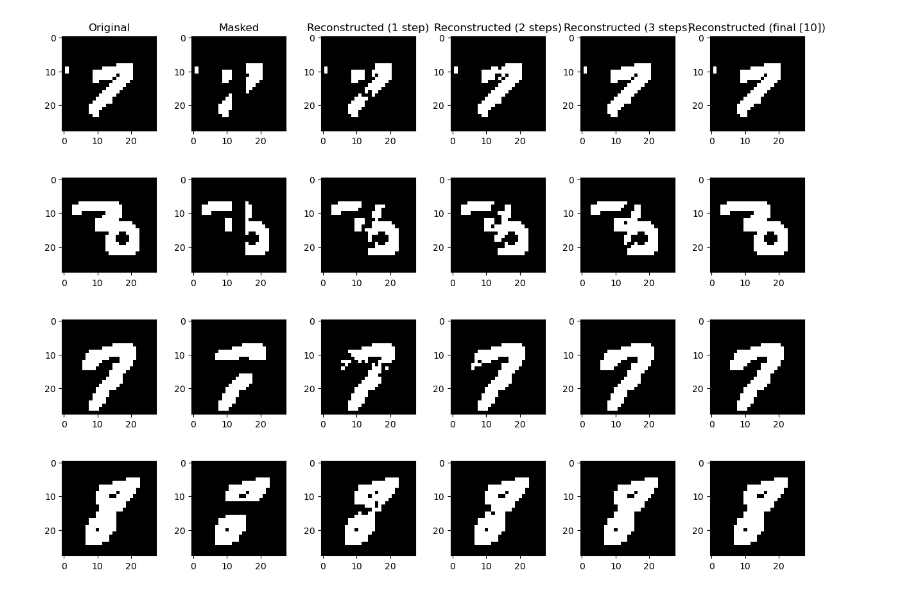
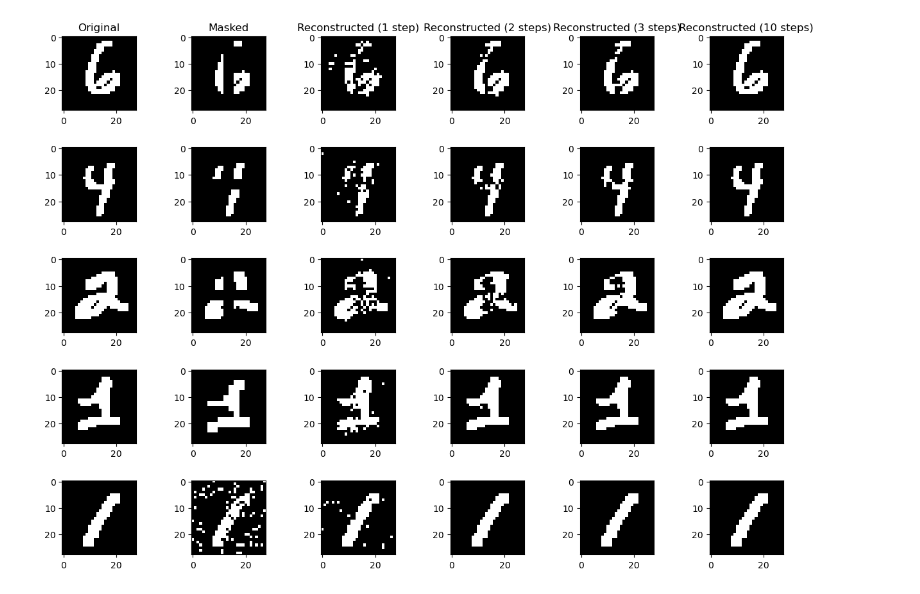
Before and after one commit to joeagriffith/hopfield-networks, a Jupyter notebook: mnist_discrete.ipynb, the cells around one changed output. Saved outputs shown, nothing was run; the diff lists cells and outputs as text; code cells hidden in the pictures.

```diff
--- a/mnist_discrete.ipynb
+++ b/mnist_discrete.ipynb
@@ -32,7 +32,7 @@ transform = transforms.Compose([
 dataset = datasets.MNIST(root="datasets/", train=True, transform=transform, download=True)
 # reduce dataset size
 # dataset = torch.utils.data.Subset(dataset, range(int(len(dataset) * DATA_RATIO)))
-dataset = torch.utils.data.Subset(dataset, range(40))
+dataset = torch.utils.data.Subset(dataset, range(60))
 
 train_dataset = PreloadedDataset.from_dataset(dataset, transforms.ToTensor(), device)
 INPUT_SHAPE = train_dataset[0][0].shape
@@ -59,8 +59,8 @@ plt.show()
 # %%
 # Hebbian Learning
 torch.manual_seed(42)
-LOG_DIR = "out/mnist_discrete/logs"
-MODEL_DIR = "out/mnist_discrete/weights"
+LOG_DIR = "out/logs"
+MODEL_DIR = "out/weights"
 size = 1
 for dim in INPUT_SHAPE:
     size *= dim
@@ -70,12 +70,13 @@ energy_fn = ErrorEnergy(actv_fn=torch.tanh)
 # energy_fn = LyapunovEnergy()
 
 # Specify your activation function
-actv_fn = FastHopfieldActivation(prefer=-1)
-# actv_fn = StochasticHopfieldActivation(temperature=1.0)
+# actv_fn = FastHopfieldActivation(prefer=-1)
+actv_fn = StochasticHopfieldActivation(temperature=1.0)
 
 # Initialise model
 # model = HopfieldNet(size, energy_fn, actv_fn, bias=True, steps=10).to(device)
-model = PCHNet(size, energy_fn, actv_fn, bias=True, steps=10).to(device)
+# model = PCHNet(size, energy_fn, actv_fn, mu=1.0, bias=True, steps=10).to(device)
+model = PCHNetV2(size, energy_fn, actv_fn, mu=1.0, bias=True, steps=10, symmetric=True).to(device)
 step = 0
 # %%
 # Good parameters for ErrorEnergy (max 90 images)
@@ -110,3 +103,0 @@ energy, loss, step = train_reconstruct(model,
-# %%
-# load best model
-model.load_state_dict(torch.load(f'{MODEL_DIR}/{MODEL_NAME}.pth'))
@@ -126,0 +104,3 @@ plt.imshow(model.weight_sym_upper.cpu().detach().numpy()[:5, :5], cmap='gray')
+# %%
+# Weight set rule. Hopfield Rule. Only use with hopfieldNetwor
+train_hopfield(model, train_loader, MODEL_NAME, flatten=True, model_dir=MODEL_DIR, log_dir=LOG_DIR, save_model=SAVE_MODEL, device=device)
@@ -145,7 +145,7 @@ plt.show()
 # Show 4 examples of original, masked and reconstructed images, with extra spacing between subplots
 steps = (1, 2, 3)
 width = 0.2
-length = 4
+length = 5
 if len(train_dataset) < 4:
     length = len(train_dataset)
 
@@ -153,40 +153,46 @@ if len(train_dataset) < 4:
 idxs = []
 while len(idxs) < length:
     idx = torch.randint(0, len(train_dataset), (1,)).item()
     if idx not in idxs:
         idxs.append(idx)
 
-fig, ax = plt.subplots(4, 6)
+fig, ax = plt.subplots(length, 6)
 for i in range(length):
-    original = train_dataset[idxs[i]][0].squeeze()
-    if i < 2:
-        masked = mask_center_column(original, width)
-    else:
-        masked = mask_center_row(original, width)
-    masked = torch.tensor(masked)
+    original = train_dataset[idxs[i]][0]
+    if i == 0:
+        masked = mask_center_column(original.unsqueeze(0), width)
+    elif i == 1:
+        masked = mask_center_row(original.unsqueeze(0), width)
+    elif i == 2:
+        masked = mask_center_row(mask_center_column(original.unsqueeze(0), width), width)
+    elif i == 3:
+        masked = downsample_and_upsample(original.unsqueeze(0), 2)
+    elif i == 4:
+        masked = add_salt_and_pepper_noise(original.unsqueeze(0), 0.1)
+    masked = torch.tensor(masked).squeeze(0).squeeze(0)
     reconstructed_1 = model(masked.view(-1), steps=steps[0]).view(INPUT_SHAPE)
     reconstructed_2 = model(masked.view(-1), steps=steps[1]).view(INPUT_SHAPE)
     reconstructed_3 = model(masked.view(-1), steps=steps[2]).view(INPUT_SHAPE)
     reconstructed_fin = model(masked.view(-1)).view(INPUT_SHAPE)
-    ax[i, 0].imshow(original.cpu(), cmap="gray")
+    ax[i, 0].imshow(original.squeeze(0).cpu(), cmap="gray")
     ax[i, 1].imshow(masked.cpu(), cmap="gray")
     ax[i, 2].imshow(reconstructed_1.detach().squeeze(0).cpu(), cmap="gray")
     ax[i, 3].imshow(reconstructed_2.detach().squeeze(0).cpu(), cmap="gray")
     ax[i, 4].imshow(reconstructed_3.detach().squeeze(0).cpu(), cmap="gray")
     ax[i, 5].imshow(reconstructed_fin.detach().squeeze(0).cpu(), cmap="gray")
     if i == 0:
         ax[i, 0].set_title("Original")
         ax[i, 1].set_title("Masked")
         ax[i, 2].set_title(f"Reconstructed ({steps[0]} step)")
         ax[i, 3].set_title(f"Reconstructed ({steps[1]} steps)")
         ax[i, 4].set_title(f"Reconstructed ({steps[2]} steps)")
-        ax[i, 5].set_title(f"Reconstructed (final [{model.steps}])")
+        ax[i, 5].set_title(f"Reconstructed ({model.steps} steps)")
     # Add extra spacing between subplots
     # Make images bigger
     fig.set_size_inches(15.5, 10.5)
     plt.subplots_adjust(wspace=0.05, hspace=0.5)
 
 
 plt.show()
 # %% [output]
-[figure, old version]
+[figure, new version]
```
Also changed, not shown: parts of 8 cells of this notebook, 10 other files.
